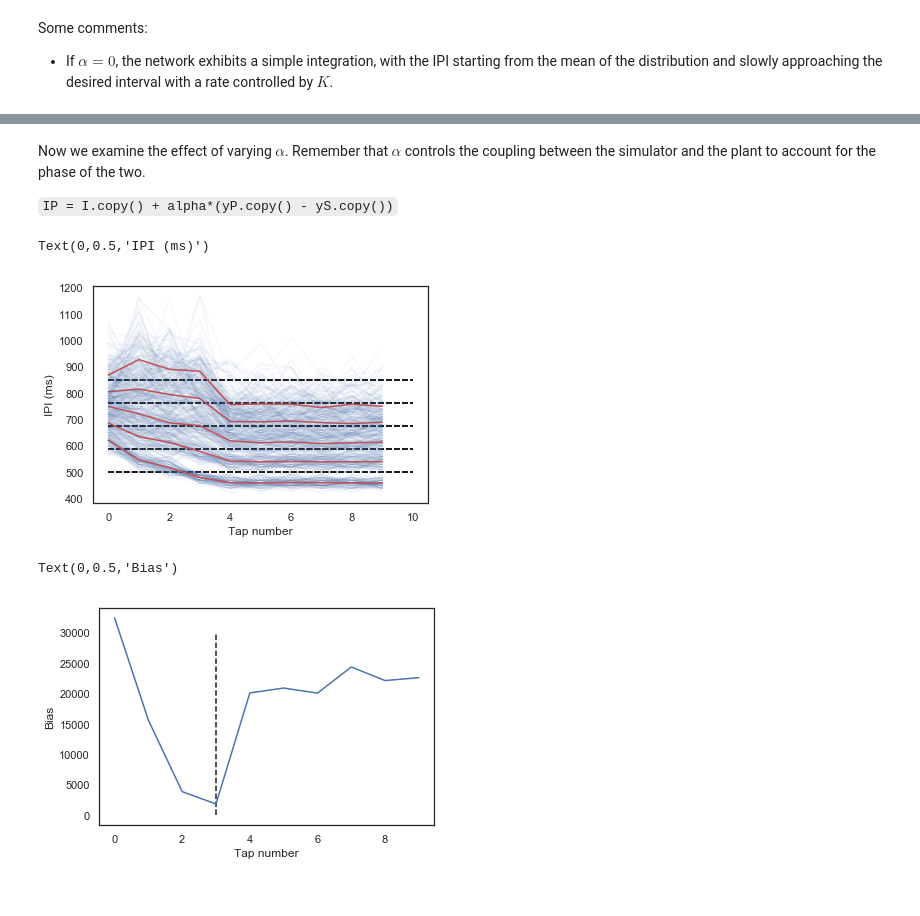
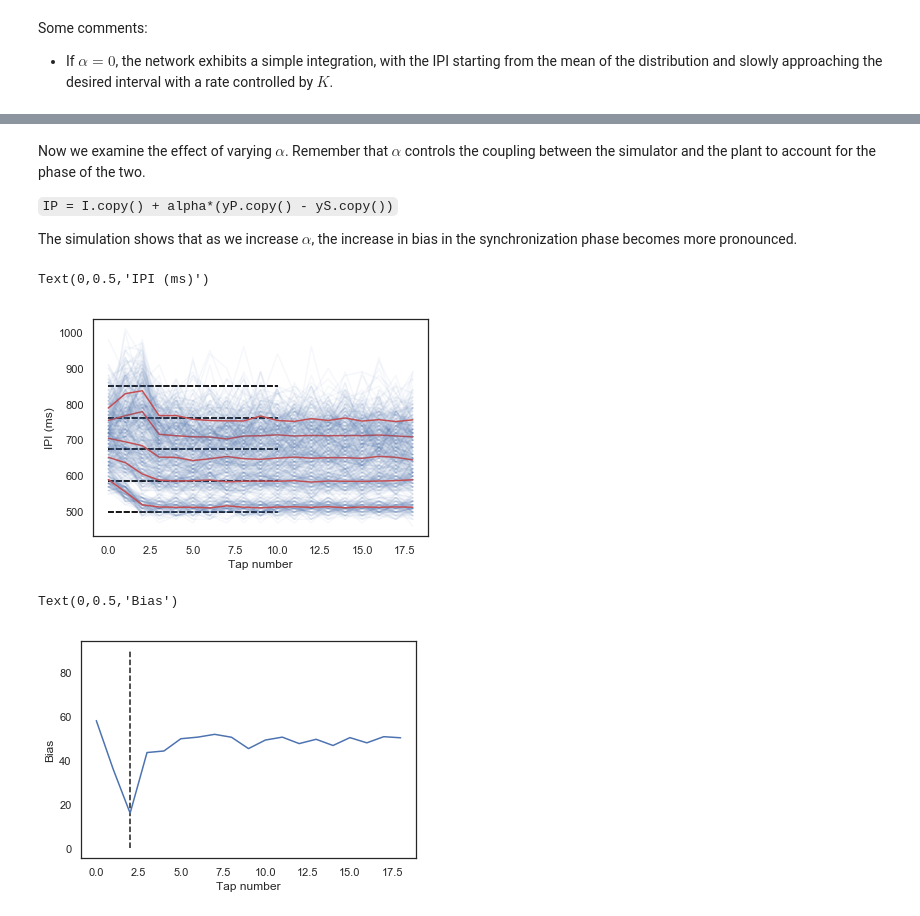
Before and after one commit to jazlab/SE_NL_MJ_2020, a Jupyter notebook: SynchronizationNetwork_noise.ipynb, the cells around one changed output, grey strips where cells are left out. Drawn from its saved outputs; the diff is of its cells as text; code cells hidden in the pictures.

```diff
--- a/SynchronizationNetwork_noise.ipynb
+++ b/SynchronizationNetwork_noise.ipynb
@@ -604,21 +608,23 @@ plt.ylim((500, 900))
 Now we examine the effect of varying $\alpha$. Remember that $\alpha$ controls the coupling between the simulator and the plant to account for the phase of the two.
 
 ``IP = I.copy() + alpha*(yP.copy() - yS.copy())``
+
+The simulation shows that as we increase $\alpha$, the increase in bias in the synchronization phase becomes more pronounced.
 # %%
 durs = np.linspace(500, 850, 5)
 meanITIs = []
 
 for interval in durs:
     usim, vsim, ysim, Ilst, siglst, u_p, v_p, y_p, I_p, production_lst = simulate_synchronization2(ntrials=100,
-                                                                               durations=[interval] * 4 + [10000],
-                                                                               sigma=0.01, K=5, initI=0.77, alpha = 0.1)
+                                                                               durations=[interval] * 4 + [20000],
+                                                                               sigma=0.01, K=2.5, initI=0.77, alpha = 0.05)
 
     # Find the IPI (inter-production interval)
     ipi_lst = []
     for i in range(production_lst.shape[1]):
         single_production = production_lst[:,i]
         #print(len(np.nonzero(single_production)[0]))
-        ipi_lst.append(np.diff(np.nonzero(single_production)[0])[:10])
+        ipi_lst.append(np.diff(np.nonzero(single_production)[0])[1:20])
 
     plt.plot(np.array(ipi_lst).T * 10, 'b', alpha=0.05)
     meanline = np.mean(np.array(ipi_lst), axis=0)
@@ -631,16 +637,16 @@ plt.ylabel('IPI (ms)')
 #plt.ylim((500, 900))
 # %% [output]
 Text(0,0.5,'IPI (ms)')
-[figure, old version]
+[figure, new version]
 # %%
 # Plot the bias for all of the conditions
 meanITIs = np.array(meanITIs)
 bias_individual = meanITIs * 10 - durs[:,np.newaxis]
 bias_all = np.sum(bias_individual**2, axis=0)
-plt.plot(bias_all)
-plt.vlines(3, 0, 30000, linestyles='--')
+plt.plot(np.sqrt(bias_all / len(durs)))
+plt.vlines(2, 0, 90, linestyles='--')
 plt.xlabel('Tap number')
 plt.ylabel('Bias')
 # %% [output]
 Text(0,0.5,'Bias')
-[figure, old version]
+[figure, new version]
```
Also changed, not shown: parts of 8 cells of this notebook.
